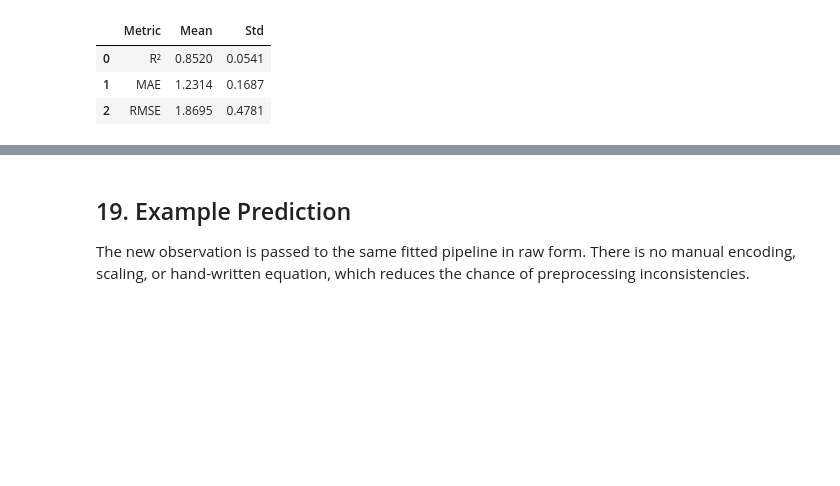
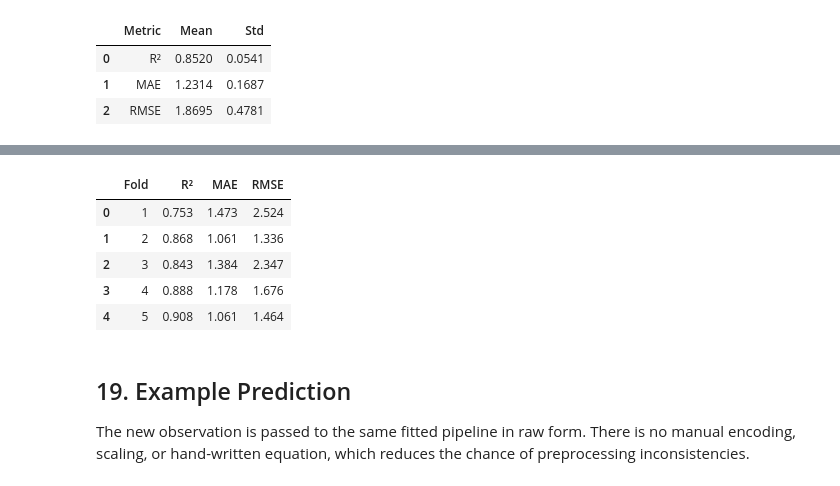
Before and after one commit to Anahita-Pouladi/car-price-prediction-linear-regression, a Jupyter notebook: notebooks/car-price-prediction-linear-regression.ipynb, the cells around one changed output, grey strips where cells are left out. Cells and saved outputs as stored; diff of their text form; code cells hidden in the pictures; blank space fills up the shorter version.

```diff
--- a/notebooks/car-price-prediction-linear-regression.ipynb
+++ b/notebooks/car-price-prediction-linear-regression.ipynb
@@ -94,21 +102,24 @@ The loader checks both the local project layout and Kaggle's input directory. Th
 candidate_paths = [
     Path("car_data.csv"),
     Path("cardata.csv"),
+    Path("car data.csv"),
     Path("../data/car_data.csv"),
     Path("../data/cardata.csv"),
+    Path("../data/car data.csv"),
 ]
 
 kaggle_input = Path("/kaggle/input")
 if kaggle_input.exists():
     candidate_paths.extend(kaggle_input.glob("**/car_data.csv"))
     candidate_paths.extend(kaggle_input.glob("**/cardata.csv"))
+    candidate_paths.extend(kaggle_input.glob("**/car data.csv"))
 
 data_path = next((path for path in candidate_paths if path.exists()), None)
 
 if data_path is None:
     raise FileNotFoundError(
-        "Could not find car_data.csv. Place it in the project data folder "
-        "or attach the dataset in Kaggle."
+        "Could not find the car dataset file (car_data.csv, cardata.csv, or car data.csv). "
+        "Place it in the project data folder or attach the dataset in Kaggle."
     )
 
 print(f"Dataset loaded from: {data_path}")
@@ -777,3 +818,18 @@ cv_summary.round(4)
+# %%
+fold_scores = pd.DataFrame({
+    "Fold": range(1, 6),
+    "R²": cv_results["test_r2"],
+    "MAE": -cv_results["test_mae"],
+    "RMSE": np.sqrt(-cv_results["test_mse"]),
+})
+fold_scores.round(3)
+# %% [output]
+|  | Fold | R² | MAE | RMSE |
+| 0 | 1 | 0.753 | 1.473 | 2.524 |
+| 1 | 2 | 0.868 | 1.061 | 1.336 |
+| 2 | 3 | 0.843 | 1.384 | 2.347 |
+| 3 | 4 | 0.888 | 1.178 | 1.676 |
+| 4 | 5 | 0.908 | 1.061 | 1.464 |
 # %% [markdown]
 ## 19. Example Prediction
 
```
Also changed, not shown: parts of 14 cells of this notebook.
